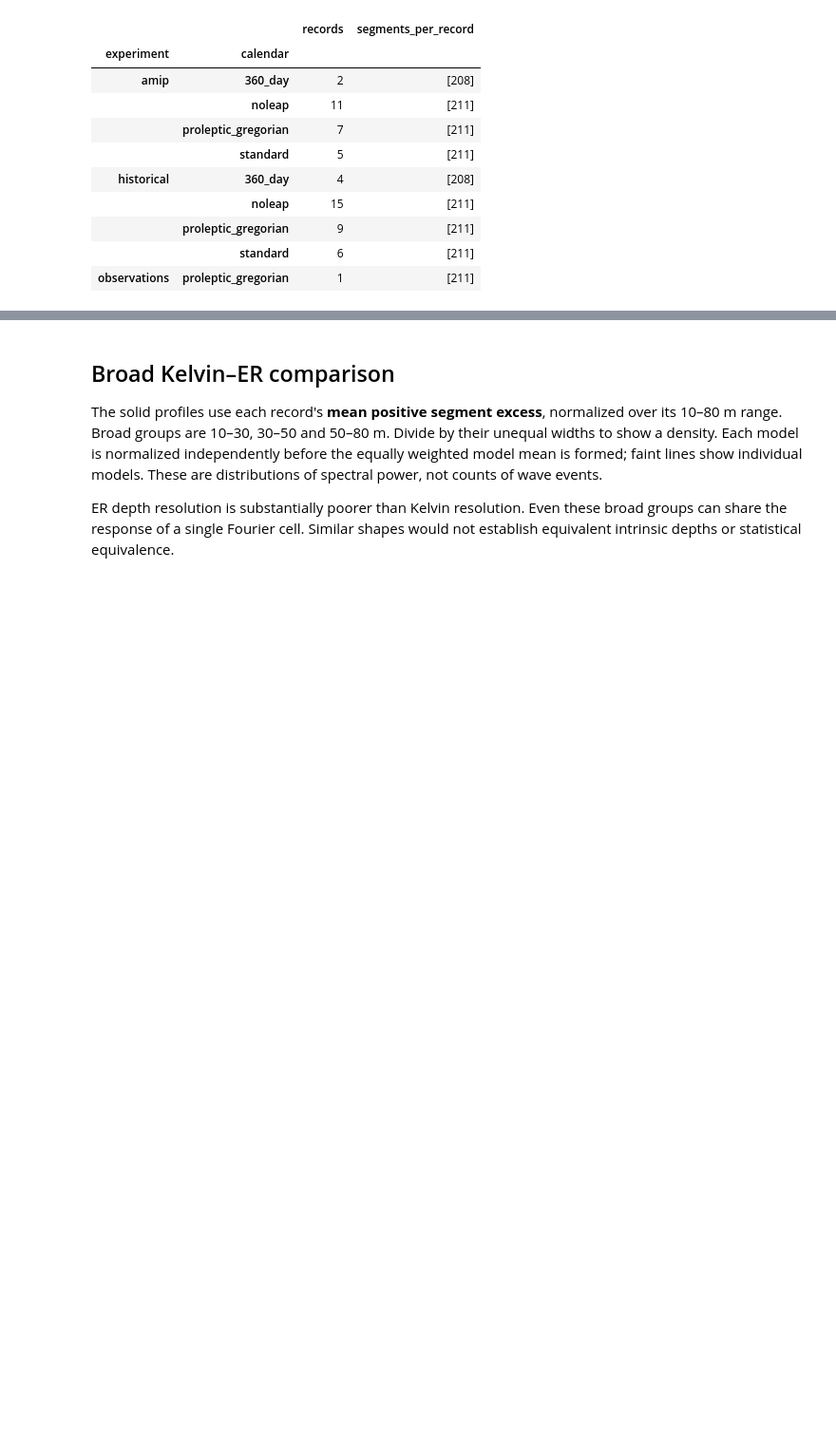
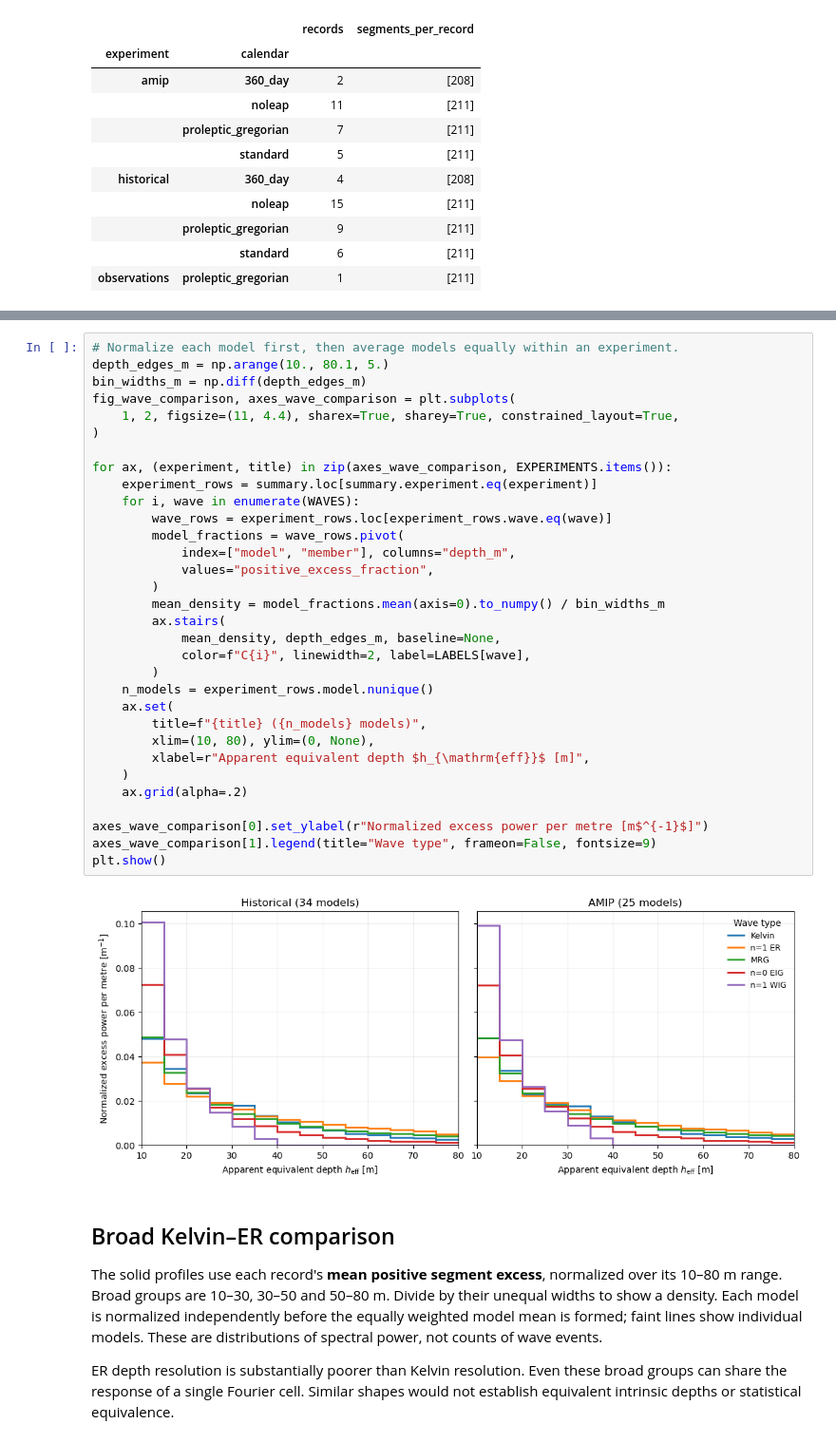
Before and after one commit to pedroanguloumana/cmip6_equiv_depth_distributions, a Jupyter notebook: notebooks/codex_segment_heff.ipynb, the cells around one changed output, grey strips where cells are left out. Shown at 95% size. Saved outputs shown, nothing was run; the diff lists cells and outputs as text; blank space fills up the shorter version.

```diff
--- a/notebooks/codex_segment_heff.ipynb
+++ b/notebooks/codex_segment_heff.ipynb
@@ -60,3 +70,37 @@ display(pd.DataFrame(audit["records"]).groupby(["experiment", "calendar"]).agg(
+# %%
+# Normalize each model first, then average models equally within an experiment.
+depth_edges_m = np.arange(10., 80.1, 5.)
+bin_widths_m = np.diff(depth_edges_m)
+fig_wave_comparison, axes_wave_comparison = plt.subplots(
+    1, 2, figsize=(11, 4.4), sharex=True, sharey=True, constrained_layout=True,
+)
+
+for ax, (experiment, title) in zip(axes_wave_comparison, EXPERIMENTS.items()):
+    experiment_rows = summary.loc[summary.experiment.eq(experiment)]
+    for i, wave in enumerate(WAVES):
+        wave_rows = experiment_rows.loc[experiment_rows.wave.eq(wave)]
+        model_fractions = wave_rows.pivot(
+            index=["model", "member"], columns="depth_m",
+            values="positive_excess_fraction",
+        )
+        mean_density = model_fractions.mean(axis=0).to_numpy() / bin_widths_m
+        ax.stairs(
+            mean_density, depth_edges_m, baseline=None,
+            color=f"C{i}", linewidth=2, label=LABELS[wave],
+        )
+    n_models = experiment_rows.model.nunique()
+    ax.set(
+        title=f"{title} ({n_models} models)",
+        xlim=(10, 80), ylim=(0, None),
+        xlabel=r"Apparent equivalent depth $h_{\mathrm{eff}}$ [m]",
+    )
+    ax.grid(alpha=.2)
+
+axes_wave_comparison[0].set_ylabel(r"Normalized excess power per metre [m$^{-1}$]")
+axes_wave_comparison[1].legend(title="Wave type", frameon=False, fontsize=9)
+plt.show()
+# %% [output]
+[figure, added]
 # %% [markdown]
 ## Broad Kelvin–ER comparison
 
```
Also changed, not shown: parts of 6 cells of this notebook, 3 other files.
